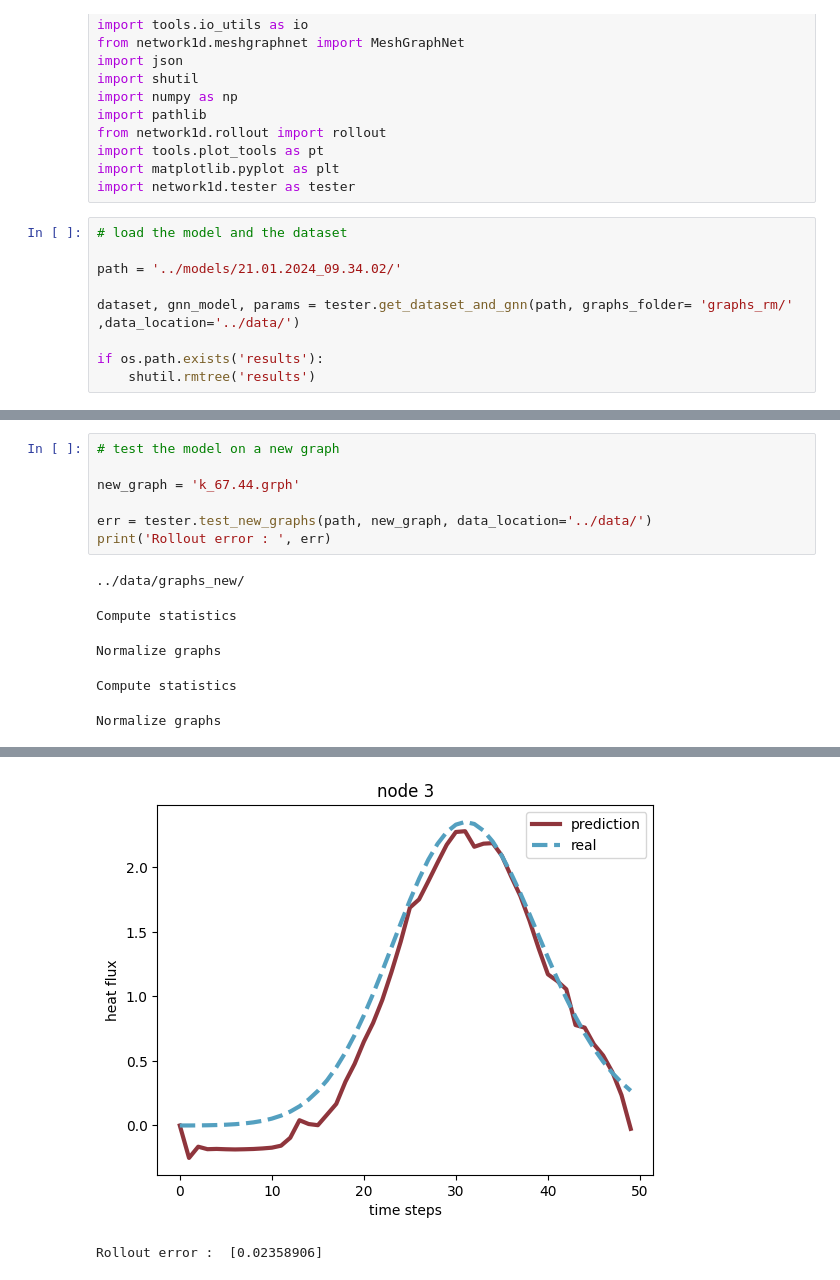
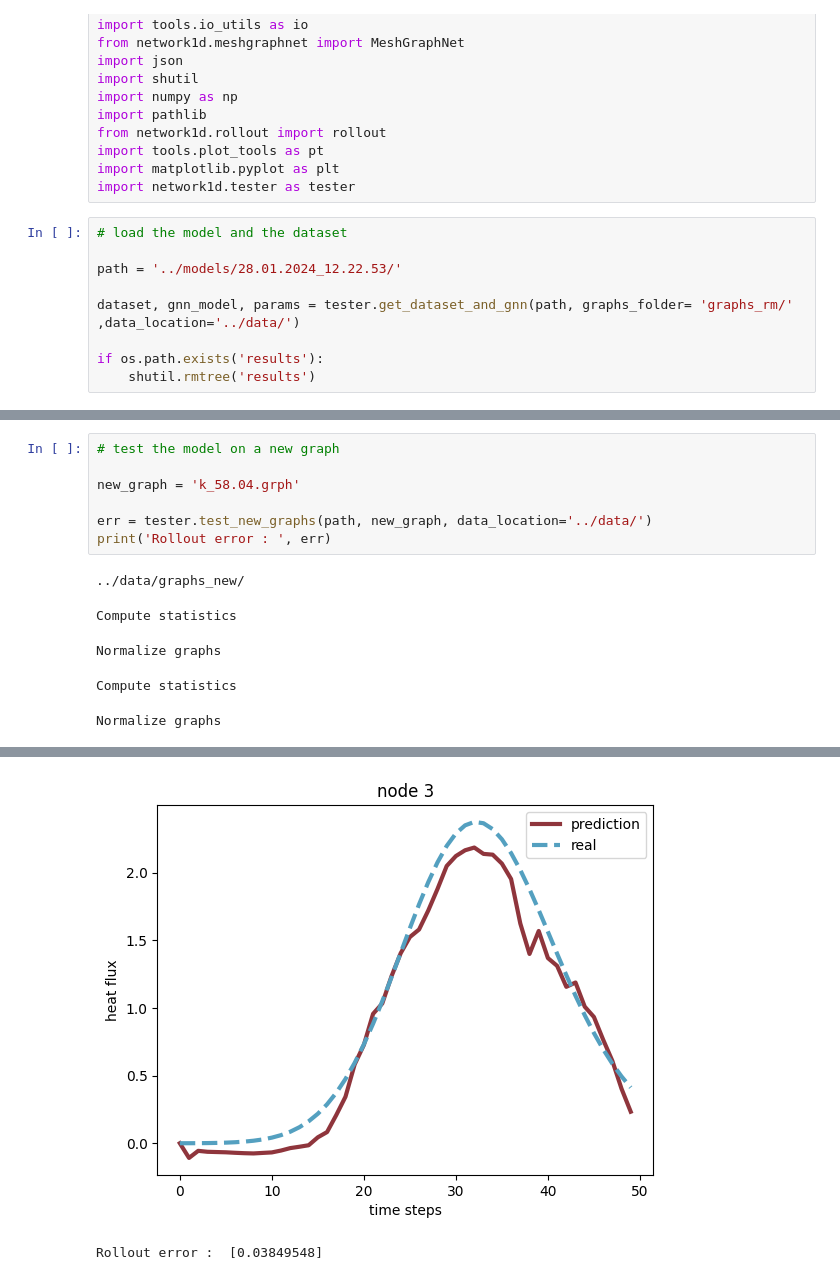
Before and after one commit to itsmebonny/pacsproj, a Jupyter notebook: notebooks/ModelTester.ipynb, the cells around one changed output, grey strips where cells are left out. Drawn from its saved outputs; the diff is of its cells as text.

```diff
--- a/notebooks/ModelTester.ipynb
+++ b/notebooks/ModelTester.ipynb
@@ -18,7 +18,7 @@ import network1d.tester as tester
 # %%
 # load the model and the dataset
 
-path = '../models/21.01.2024_09.34.02/'
+path = '../models/28.01.2024_12.22.53/'
 
 dataset, gnn_model, params = tester.get_dataset_and_gnn(path, graphs_folder= 'graphs_rm/' ,data_location='../data/')
 
@@ -75,7 +74,7 @@ Rollout error :  [0.02342636]
 # %%
 # test the model on a new graph
 
-new_graph = 'k_67.44.grph'
+new_graph = 'k_58.04.grph'
 
 err = tester.test_new_graphs(path, new_graph, data_location='../data/')
 print('Rollout error : ', err)
@@ -90,2 +89,2 @@ Normalize graphs
-[figure, old version]
+[figure, new version]
-Rollout error :  [0.02358906]
+Rollout error :  [0.03849548]
```
Also changed, not shown: parts of 4 cells of this notebook, 4 other files.
